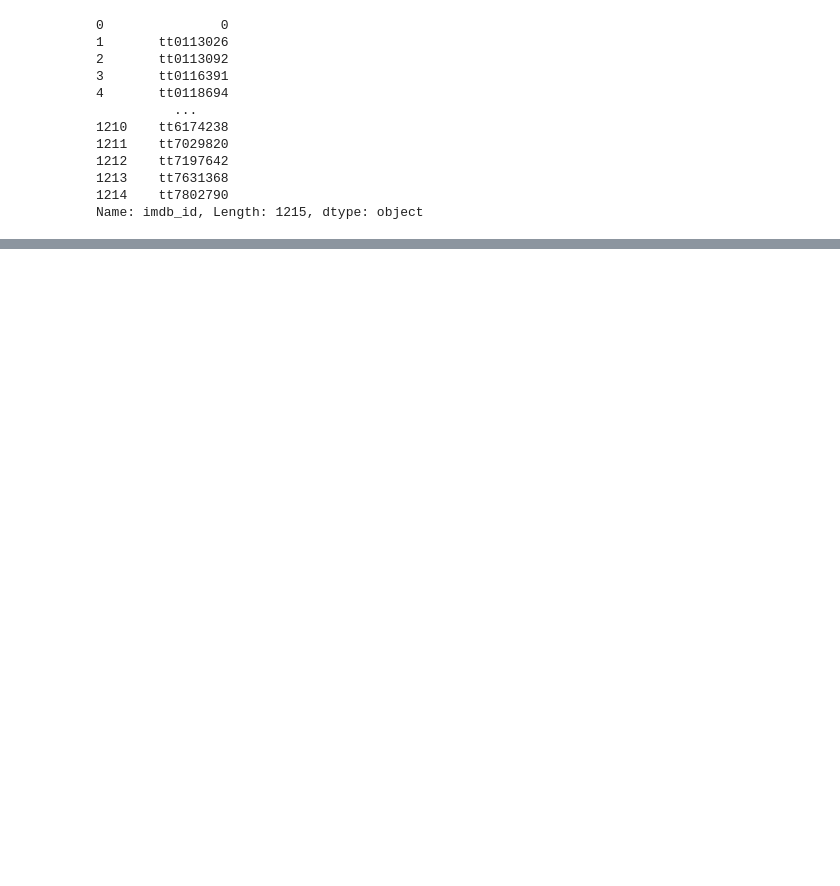
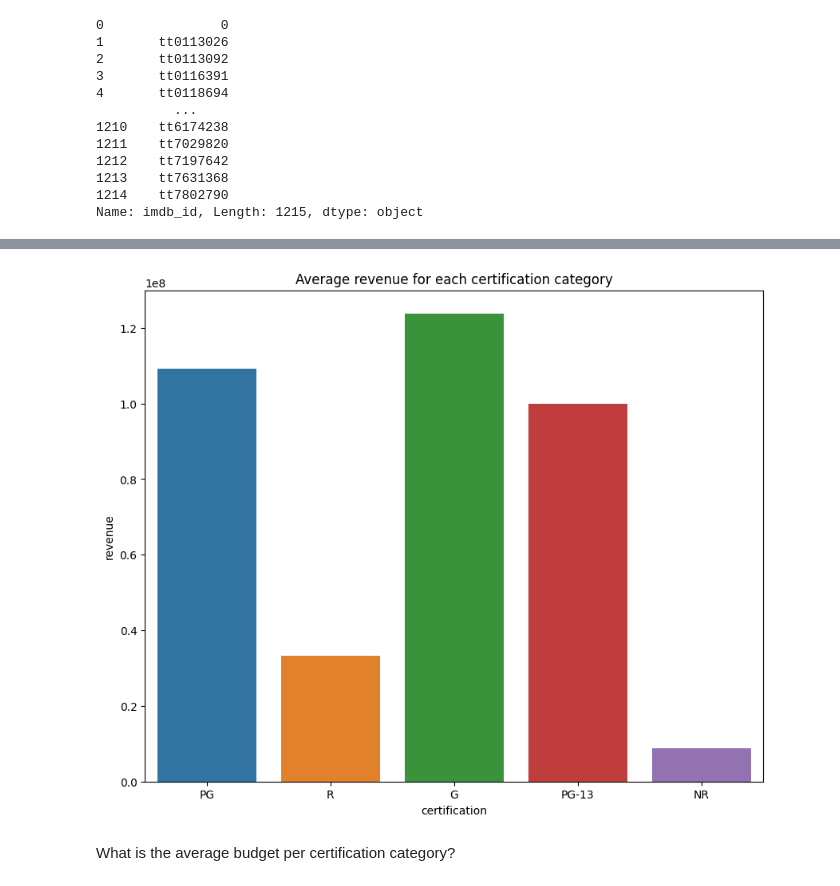
Before and after one commit to arechigajd/movies, a Jupyter notebook: movies part 2 EDA.ipynb, the cells around one changed output, grey strips where cells are left out. Saved outputs shown, nothing was run; the diff lists cells and outputs as text; code cells hidden in the pictures; blank space fills up the shorter version.

```diff
--- a/movies part 2 EDA.ipynb
+++ b/movies part 2 EDA.ipynb
@@ -35,0 +148,8 @@ Name: imdb_id, Length: 1215, dtype: object
+# %%
+plt.figure(figsize = (10,8))
+sns.barplot(x = 'certification', y = 'revenue', data = fin_df, ci = None)
+plt.title('Average revenue for each certification category');
+# %% [output]
+[figure, added]
+# %% [markdown]
+What is the average budget per certification category?
```
Also changed, not shown: parts of 19 cells of this notebook, 1 other file.
